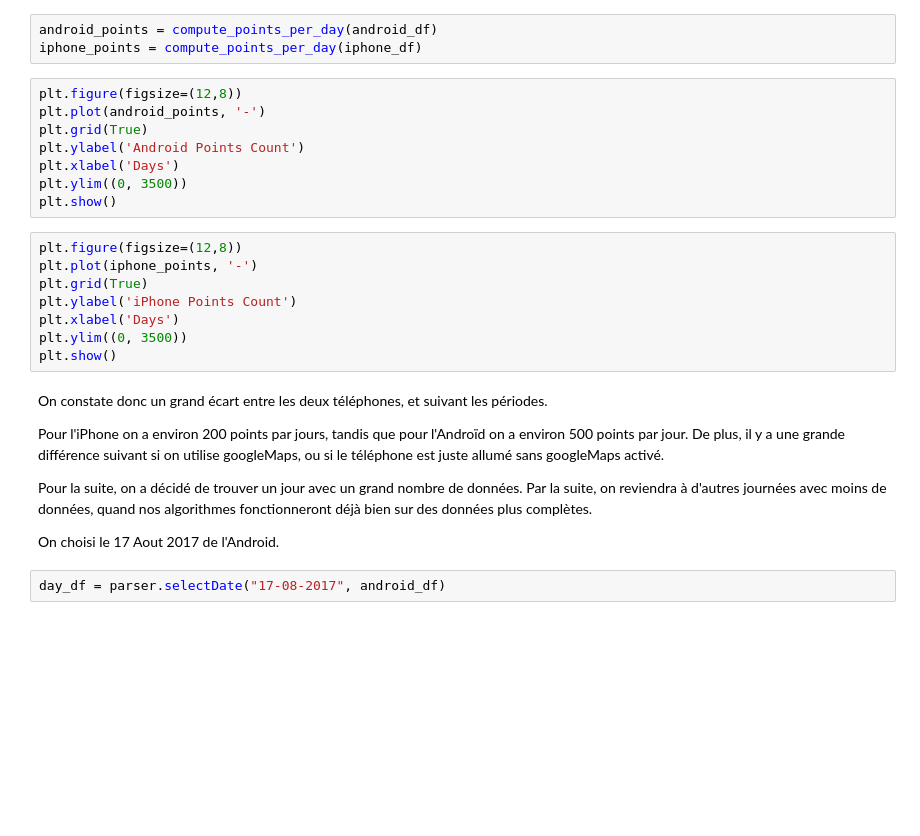
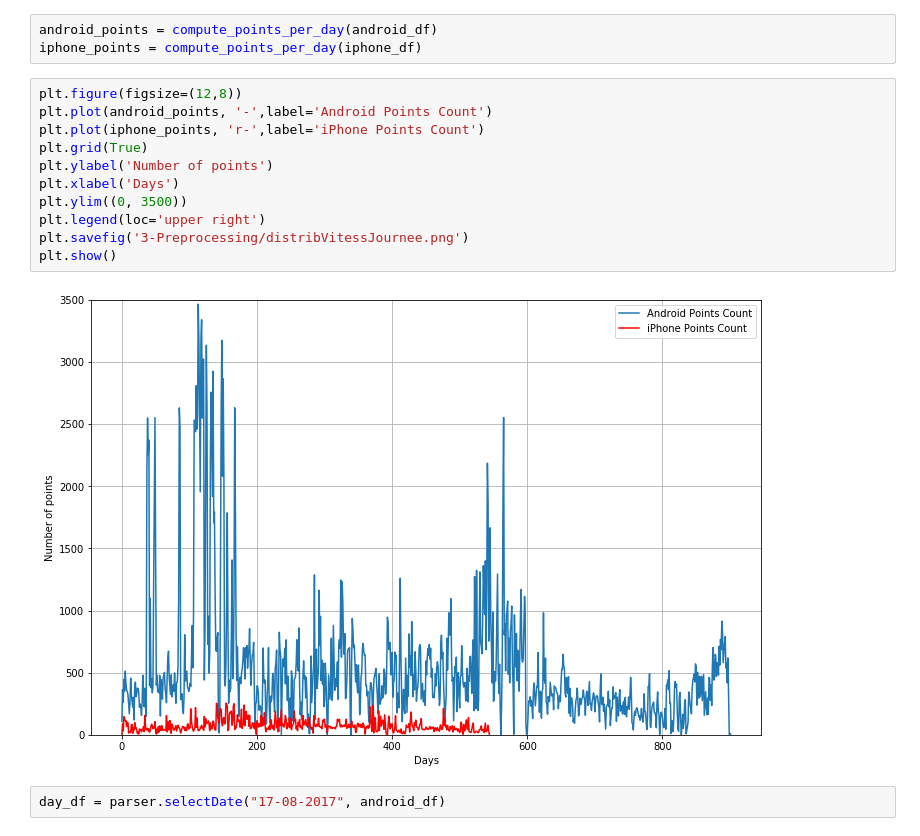
Before and after one commit to AmigoCap/GPSFlow, a Jupyter notebook: 3-Segmentation.ipynb, the cells around one changed output. Saved outputs shown, nothing was run; the diff lists cells and outputs as text; blank space fills up the shorter version.

```diff
--- a/3-Segmentation.ipynb
+++ b/3-Segmentation.ipynb
@@ -328,29 +365,17 @@ android_points = compute_points_per_day(android_df)
 iphone_points = compute_points_per_day(iphone_df)
 # %%
 plt.figure(figsize=(12,8))
-plt.plot(android_points, '-')
+plt.plot(android_points, '-',label='Android Points Count')
+plt.plot(iphone_points, 'r-',label='iPhone Points Count')
 plt.grid(True)
-plt.ylabel('Android Points Count')
+plt.ylabel('Number of points')
 plt.xlabel('Days')
 plt.ylim((0, 3500))
+plt.legend(loc='upper right')
+plt.savefig('3-Preprocessing/distribVitessJournee.png')
 plt.show()
+# %% [output]
+[figure, added]
-# %%
-plt.figure(figsize=(12,8))
-plt.plot(iphone_points, '-')
-plt.grid(True)
-plt.ylabel('iPhone Points Count')
-plt.xlabel('Days')
-plt.ylim((0, 3500))
-plt.show()
-# %% [markdown]
-On constate donc un grand écart entre les deux téléphones, et suivant les périodes.
-
-Pour l'iPhone on a environ 200 points par jours, tandis que pour l'Androïd on a environ 500 points par jour.
-De plus, il y a une grande différence suivant si on utilise googleMaps, ou si le téléphone est juste allumé sans googleMaps activé.
-
-Pour la suite, on a décidé de trouver un jour avec un grand nombre de données. Par la suite, on reviendra à d'autres journées avec moins de données, quand nos algorithmes fonctionneront déjà bien sur des données plus complètes.
-
-On choisi le 17 Aout 2017 de l'Android.
 # %%
 day_df = parser.selectDate("17-08-2017", android_df)
 # %%
```
Also changed, not shown: parts of 14 cells of this notebook.
